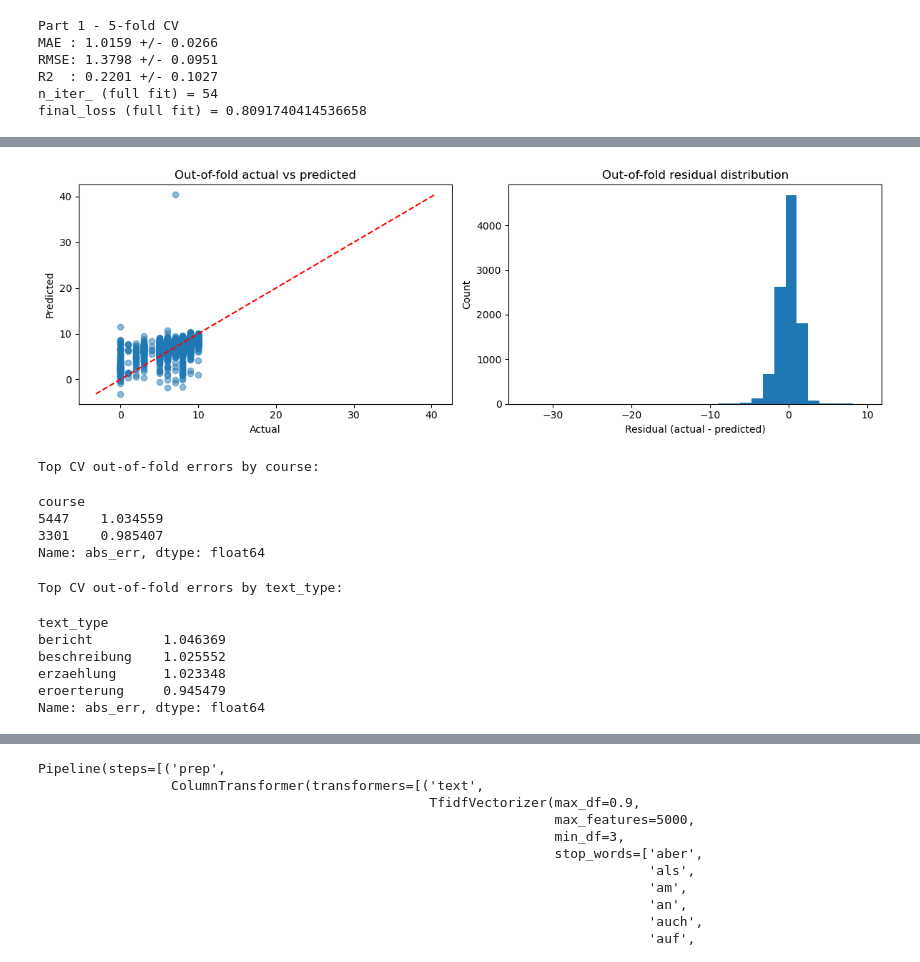
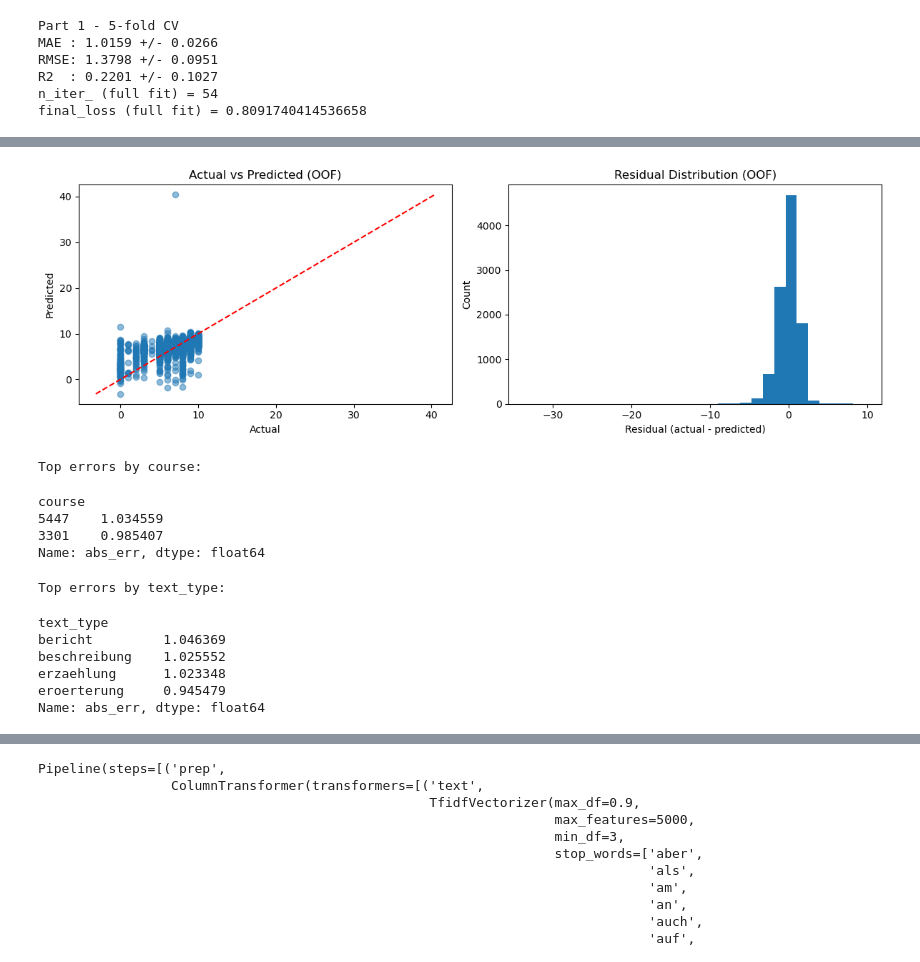
Before and after one commit to Tournedos/MLBD_2026, a Jupyter notebook: Q1/m4_louis.ipynb, the cells around one changed output, grey strips where cells are left out. Drawn from its saved outputs; the diff is of its cells as text; code cells hidden in the pictures.

```diff
--- a/Q1/m4_louis.ipynb
+++ b/Q1/m4_louis.ipynb
@@ -313,42 +253,44 @@ plt.show()
 # %%
+# Cell: residual plot — replace y_test/y_pred with y/y_pred_oof
 residuals = y - y_pred_oof
 
 fig, ax = plt.subplots(1, 2, figsize=(12, 4))
 
 ax[0].scatter(y, y_pred_oof, alpha=0.5)
 lims = [min(y.min(), y_pred_oof.min()), max(y.max(), y_pred_oof.max())]
 ax[0].plot(lims, lims, "r--")
-ax[0].set_title("Out-of-fold actual vs predicted")
+ax[0].set_title("Actual vs Predicted (OOF)")
 ax[0].set_xlabel("Actual")
 ax[0].set_ylabel("Predicted")
 
 ax[1].hist(residuals, bins=30)
-ax[1].set_title("Out-of-fold residual distribution")
+ax[1].set_title("Residual Distribution (OOF)")
 ax[1].set_xlabel("Residual (actual - predicted)")
 ax[1].set_ylabel("Count")
 
 plt.tight_layout()
 plt.show()
 # %% [output]
-[figure, old version]
+[figure, new version]
 # %%
+# Cell: error analysis — replace X_test/y_test/y_pred with X/y/y_pred_oof
 pred_df = X.copy()
 pred_df["y_true"] = y.values
 pred_df["y_pred"] = y_pred_oof
 pred_df["abs_err"] = np.abs(pred_df["y_true"] - pred_df["y_pred"])
 
-print("Top CV out-of-fold errors by course:")
+print("Top errors by course:")
 display(pred_df.groupby("course")["abs_err"].mean().sort_values(ascending=False).head(10))
 
-print("Top CV out-of-fold errors by text_type:")
+print("Top errors by text_type:")
 display(pred_df.groupby("text_type")["abs_err"].mean().sort_values(ascending=False).head(10))
 # %% [output]
-Top CV out-of-fold errors by course:
+Top errors by course:
 course
 5447    1.034559
 3301    0.985407
 Name: abs_err, dtype: float64
-Top CV out-of-fold errors by text_type:
+Top errors by text_type:
 text_type
 bericht         1.046369
 beschreibung    1.025552
```
Also changed, not shown: parts of 18 cells of this notebook.
